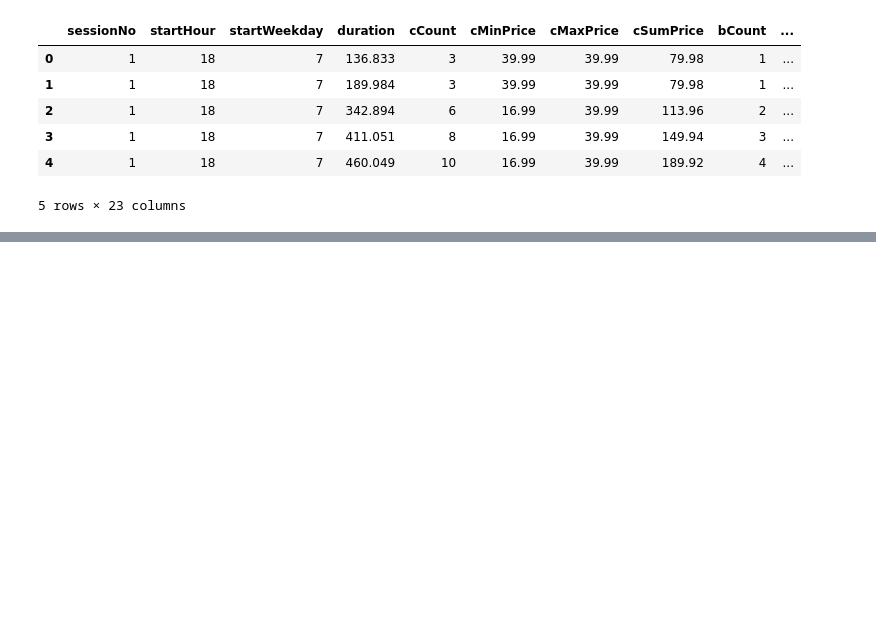
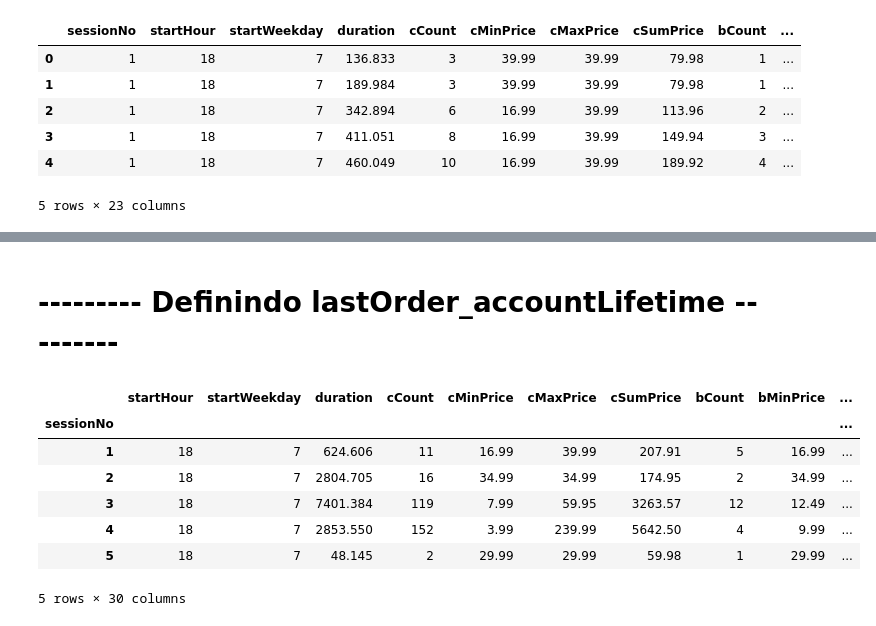
Before and after one commit to UendelC/variable-selection-project, a Jupyter notebook: projeto-2/pre-processing.ipynb, the cells around one changed output, grey strips where cells are left out. Cells and saved outputs as stored; diff of their text form; code cells hidden in the pictures; blank space fills up the shorter version.

```diff
--- a/projeto-2/pre-processing.ipynb
+++ b/projeto-2/pre-processing.ipynb
@@ -226,0 +271,28 @@ transact_test_database.head()
+# %%
+transact_train_database_x = transact_train_database_x.set_index('sessionNo')
+transact_test_database_x = transact_test_database_x.set_index('sessionNo')
+# %%
+# Criando variável bSumPrice_cSumPrice
+transact_test_database_x['bSumPrice_cSumPrice'] = transact_test_database_x['bSumPrice'] / transact_test_database_x['cSumPrice']
+transact_train_database_x['bSumPrice_cSumPrice'] = transact_train_database_x['bSumPrice'] / transact_train_database_x['cSumPrice']
+# %% [markdown]
+# --------- Definindo lastOrder_accountLifetime ---------
+# %%
+# Criando variável lastOrder_accountLifetime
+transact_test_database_x['lastOrder_accountLifetime'] = transact_test_database_x['lastOrder'] / transact_test_database_x['accountLifetime']
+transact_train_database_x['lastOrder_accountLifetime'] = transact_train_database_x['lastOrder'] / transact_train_database_x['accountLifetime']
+# %%
+# Criando variável bCount_cCount
+transact_test_database_x['bCount_cCount'] = transact_test_database_x['bCount'] / transact_test_database_x['cCount']
+transact_train_database_x['bCount_cCount'] = transact_train_database_x['bCount'] / transact_train_database_x['cCount']
+# %%
+transact_test_database_x.head()
+# %% [output]
+|  | startHour | startWeekday | duration | cCount | cMinPrice | cMaxPrice | cSumPrice | bCount | bMinPrice | ... |
+| sessionNo |  |  |  |  |  |  |  |  |  | ... |
+| 1 | 18 | 7 | 624.606 | 11 | 16.99 | 39.99 | 207.91 | 5 | 16.99 | ... |
+| 2 | 18 | 7 | 2804.705 | 16 | 34.99 | 34.99 | 174.95 | 2 | 34.99 | ... |
+| 3 | 18 | 7 | 7401.384 | 119 | 7.99 | 59.95 | 3263.57 | 12 | 12.49 | ... |
+| 4 | 18 | 7 | 2853.550 | 152 | 3.99 | 239.99 | 5642.50 | 4 | 9.99 | ... |
+| 5 | 18 | 7 | 48.145 | 2 | 29.99 | 29.99 | 59.98 | 1 | 29.99 | ... |
+5 rows × 30 columns
```
Also changed, not shown: parts of 17 cells of this notebook.
